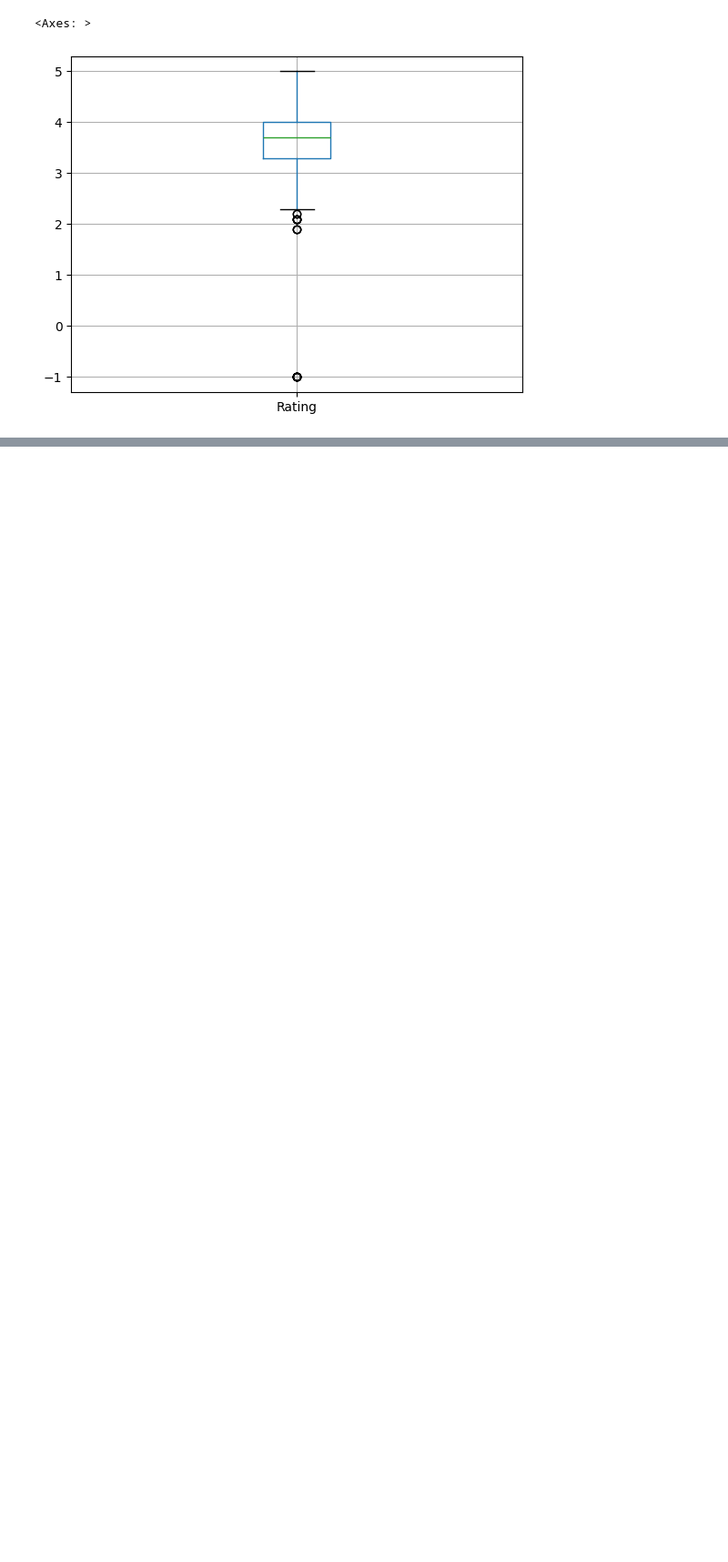
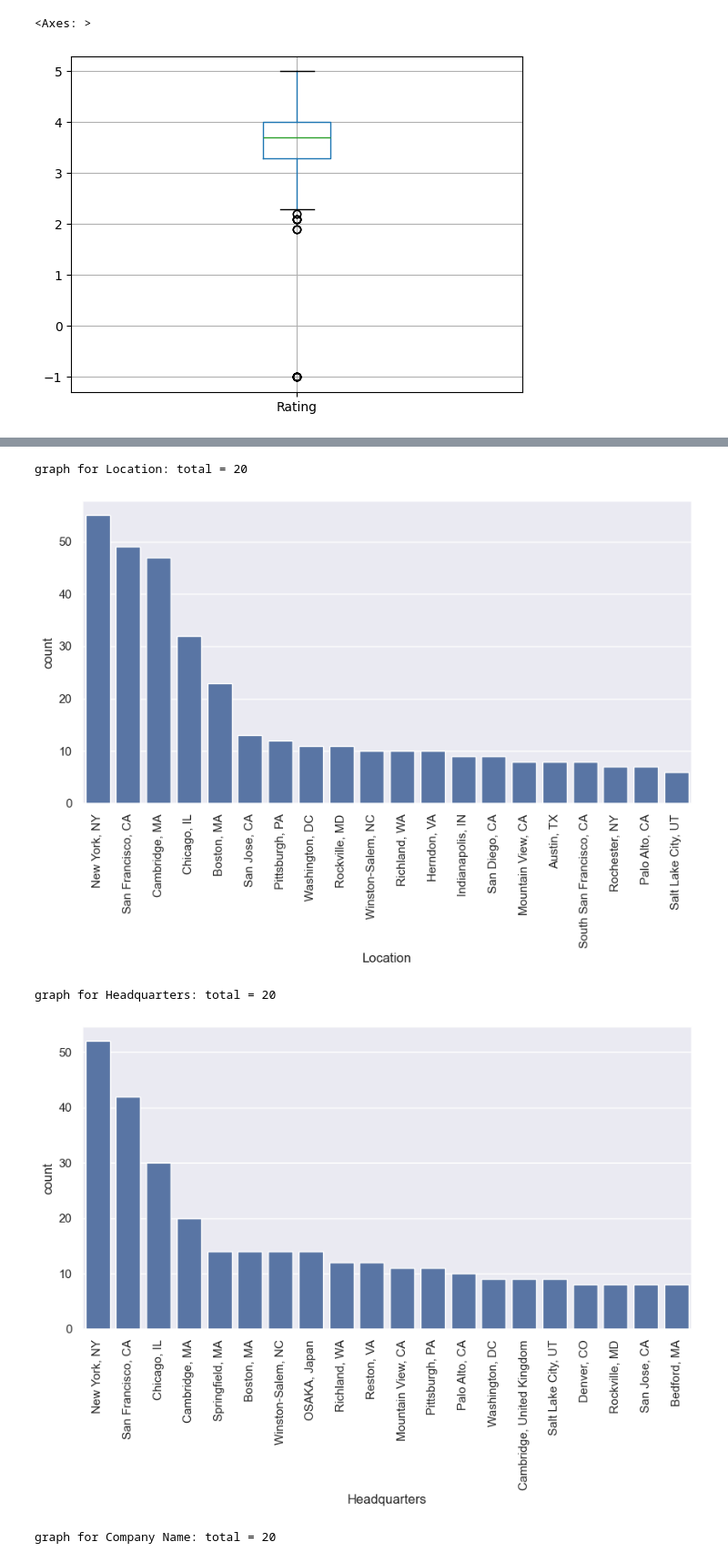
Before and after one commit to FahadUrRehman07/ds_Salary_proj, a Jupyter notebook: Exploratory Data Analysis.ipynb, the cells around one changed output, grey strips where cells are left out. Shown at 91% size. Cells and saved outputs as stored; diff of their text form; code cells hidden in the pictures; blank space fills up the shorter version.

```diff
--- a/Exploratory Data Analysis.ipynb
+++ b/Exploratory Data Analysis.ipynb
@@ -325,8 +267,0 @@ graph for Sector: total = 25
-# %%
-for i in df_cat[['Location','Headquarters','Company Name']].columns:
-    cat_num = df_cat[i][:20].value_counts()
-    print("graph for %s: total = %d" % (i, len(cat_num)))
-    #sns.set(rc={'figure.figsize':(10, 5)})
-    chart = sns.barplot(x=cat_num.index, y=cat_num)
-    chart.set_xticklabels(chart.get_xticklabels(), rotation=90)
-    plt.show()
@@ -339,0 +325,14 @@ graph for Company Name: total = 20
+# %%
+for i in df_cat[['Location','Headquarters','Company Name']].columns:
+    cat_num = df_cat[i].value_counts()[:20]
+    print("graph for %s: total = %d" % (i, len(cat_num)))
+    #sns.set(rc={'figure.figsize':(10, 5)})
+    chart = sns.barplot(x=cat_num.index, y=cat_num)
+    chart.set_xticklabels(chart.get_xticklabels(), rotation=90)
+    plt.show()
+# %% [output]
+graph for Location: total = 20
+[figure, added]
+graph for Headquarters: total = 20
+[figure, added]
+graph for Company Name: total = 20
```
Also changed, not shown: parts of 20 cells of this notebook.
